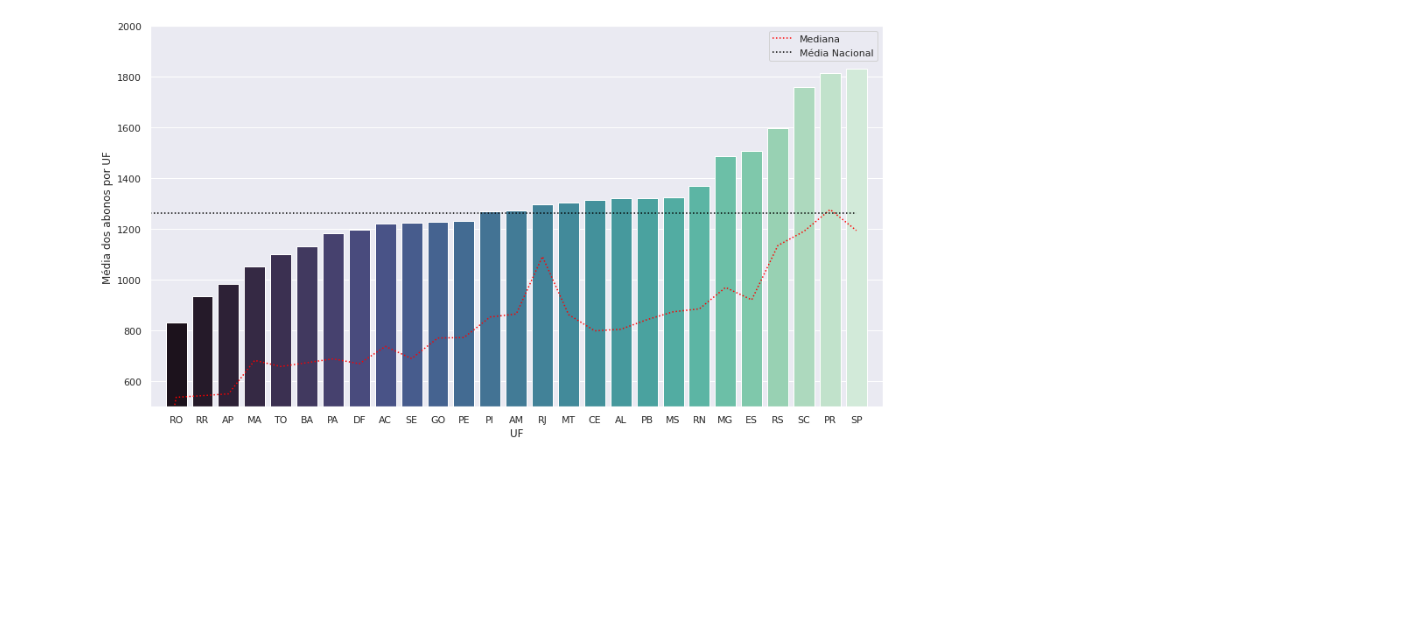
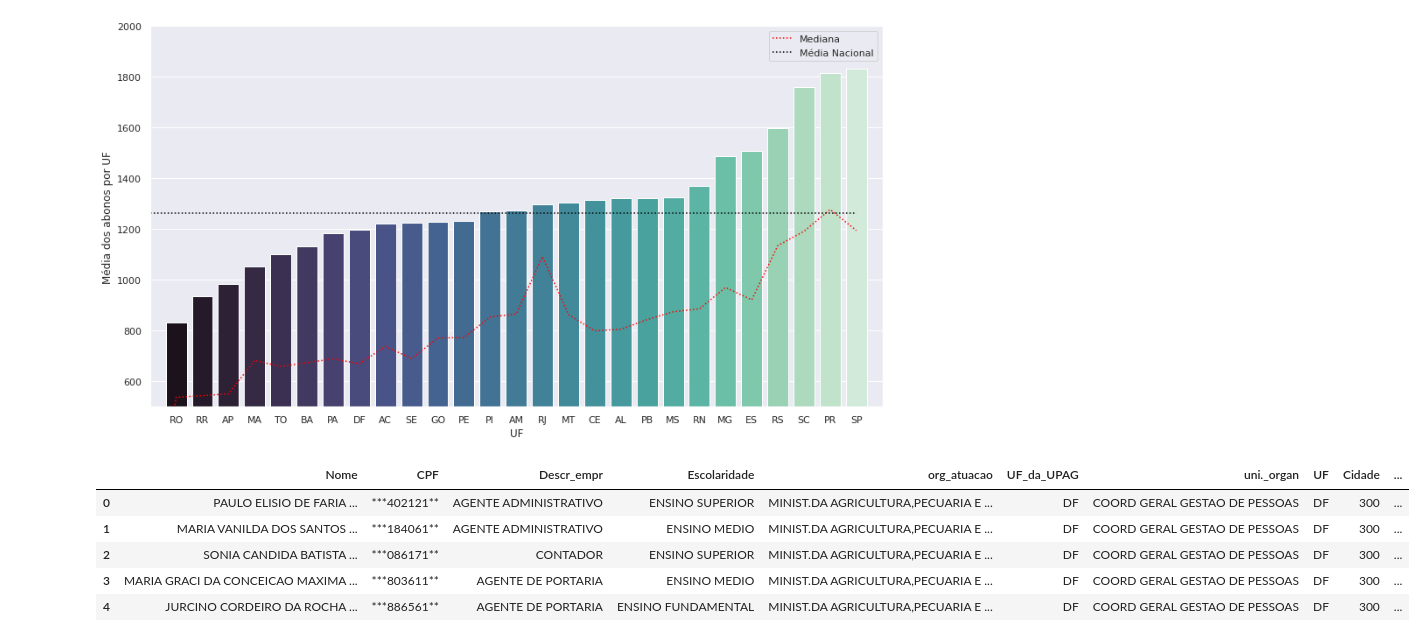
Before and after one commit to ghastcmd/data-science-project, a Jupyter notebook: Projeto.ipynb, the cells around one changed output. Cells and saved outputs as stored; diff of their text form; code cells hidden in the pictures; blank space fills up the shorter version.

Commit message:
alteracao da coluna cidade

```diff
--- a/Projeto.ipynb
+++ b/Projeto.ipynb
@@ -242,4 +242,12 @@ fig.savefig('Valor médio mensal dos abonos por estado.png', format='png',dpi=10
 # %%
 # Transformando as cidades em categorias numéricas
 df_abono['Cidade'] = df_abono['Cidade'].astype('category')
 df_abono['Cidade'] = df_abono['Cidade'].cat.codes
+df_abono.head()
+# %% [output]
+|  | Nome | CPF | Descr_empr | Escolaridade | org_atuacao | UF_da_UPAG | uni._organ | UF | Cidade | ... |
+| 0 | PAULO ELISIO DE FARIA ... | ***402121** | AGENTE ADMINISTRATIVO | ENSINO SUPERIOR | MINIST.DA AGRICULTURA,PECUARIA E ... | DF | COORD GERAL GESTAO DE PESSOAS | DF | 300 | ... |
+| 1 | MARIA VANILDA DOS SANTOS ... | ***184061** | AGENTE ADMINISTRATIVO | ENSINO MEDIO | MINIST.DA AGRICULTURA,PECUARIA E ... | DF | COORD GERAL GESTAO DE PESSOAS | DF | 300 | ... |
+| 2 | SONIA CANDIDA BATISTA ... | ***086171** | CONTADOR | ENSINO SUPERIOR | MINIST.DA AGRICULTURA,PECUARIA E ... | DF | COORD GERAL GESTAO DE PESSOAS | DF | 300 | ... |
+| 3 | MARIA GRACI DA CONCEICAO MAXIMA ... | ***803611** | AGENTE DE PORTARIA | ENSINO MEDIO | MINIST.DA AGRICULTURA,PECUARIA E ... | DF | COORD GERAL GESTAO DE PESSOAS | DF | 300 | ... |
+| 4 | JURCINO CORDEIRO DA ROCHA ... | ***886561** | AGENTE DE PORTARIA | ENSINO FUNDAMENTAL | MINIST.DA AGRICULTURA,PECUARIA E ... | DF | COORD GERAL GESTAO DE PESSOAS | DF | 300 | ... |
```
Also changed, not shown: parts of 3 cells of this notebook.
